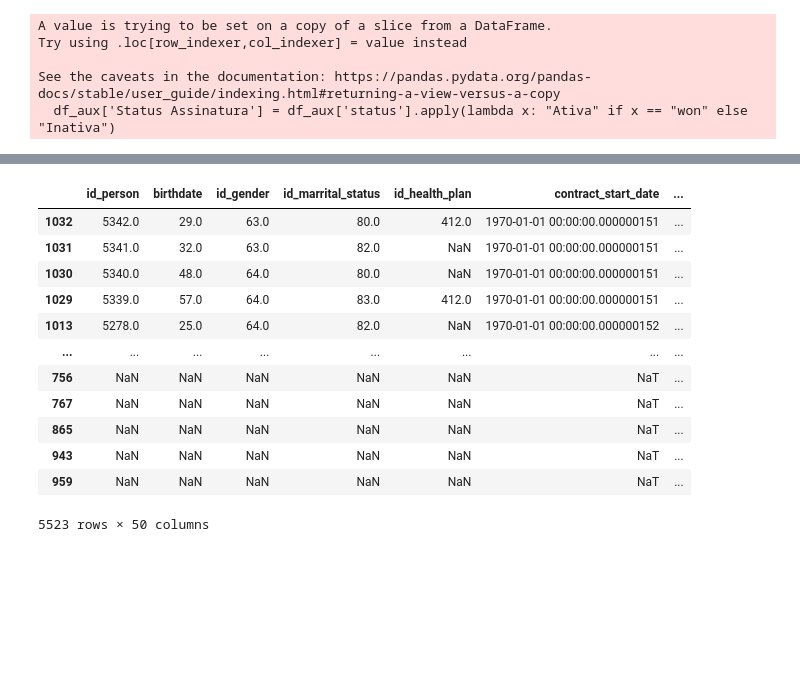
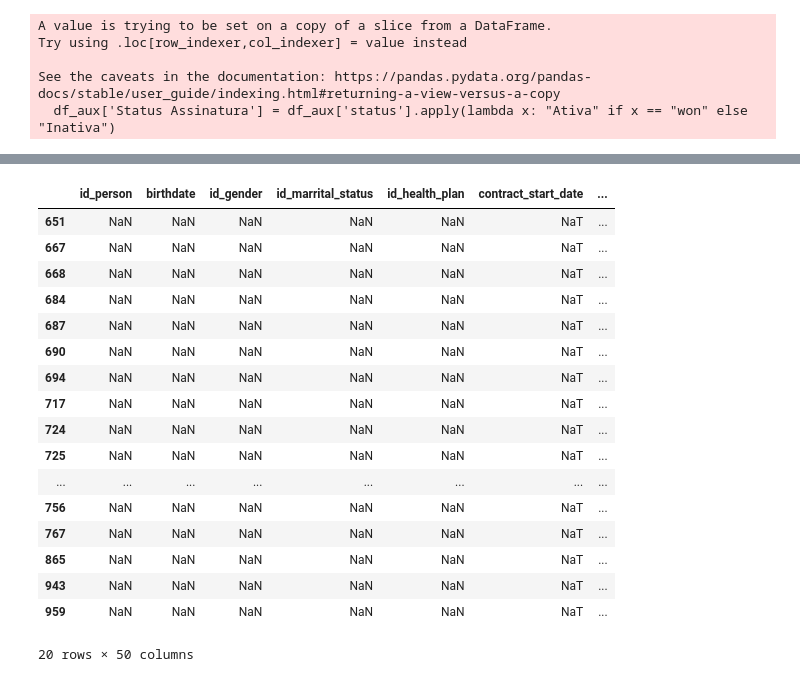
Before and after one commit to leoscarlato/deploy-sprint, a Jupyter notebook: notebooks/modelo.ipynb, the cells around one changed output, grey strips where cells are left out. Cells and saved outputs as stored; diff of their text form; code cells hidden in the pictures; blank space fills up the shorter version.

```diff
--- a/notebooks/modelo.ipynb
+++ b/notebooks/modelo.ipynb
@@ -403,23 +439,29 @@ sns.heatmap(corr, xticklabels=corr.columns, yticklabels=corr.columns)
 # %%
 df_total = pd.concat([df_junho, df_julho, df_agosto, df_setembro, df_outubro])
 
 df_total['Target'] = df_total['status_prox_mes'] == 'won'
 
-df_total
+df_total['Target'].value_counts()
+df_total.tail(20)
 # %% [output]
 |  | id_person | birthdate | id_gender | id_marrital_status | id_health_plan | contract_start_date | ... |
-| 1032 | 5342.0 | 29.0 | 63.0 | 80.0 | 412.0 | 1970-01-01 00:00:00.000000151 | ... |
-| 1031 | 5341.0 | 32.0 | 63.0 | 82.0 | NaN | 1970-01-01 00:00:00.000000151 | ... |
-| 1030 | 5340.0 | 48.0 | 64.0 | 80.0 | NaN | 1970-01-01 00:00:00.000000151 | ... |
-| 1029 | 5339.0 | 57.0 | 64.0 | 83.0 | 412.0 | 1970-01-01 00:00:00.000000151 | ... |
-| 1013 | 5278.0 | 25.0 | 64.0 | 82.0 | NaN | 1970-01-01 00:00:00.000000152 | ... |
+| 651 | NaN | NaN | NaN | NaN | NaN | NaT | ... |
+| 667 | NaN | NaN | NaN | NaN | NaN | NaT | ... |
+| 668 | NaN | NaN | NaN | NaN | NaN | NaT | ... |
+| 684 | NaN | NaN | NaN | NaN | NaN | NaT | ... |
+| 687 | NaN | NaN | NaN | NaN | NaN | NaT | ... |
+| 690 | NaN | NaN | NaN | NaN | NaN | NaT | ... |
+| 694 | NaN | NaN | NaN | NaN | NaN | NaT | ... |
+| 717 | NaN | NaN | NaN | NaN | NaN | NaT | ... |
+| 724 | NaN | NaN | NaN | NaN | NaN | NaT | ... |
+| 725 | NaN | NaN | NaN | NaN | NaN | NaT | ... |
 | ... | ... | ... | ... | ... | ... | ... | ... |
 | 756 | NaN | NaN | NaN | NaN | NaN | NaT | ... |
 | 767 | NaN | NaN | NaN | NaN | NaN | NaT | ... |
 | 865 | NaN | NaN | NaN | NaN | NaN | NaT | ... |
 | 943 | NaN | NaN | NaN | NaN | NaN | NaT | ... |
 | 959 | NaN | NaN | NaN | NaN | NaN | NaT | ... |
-5523 rows × 50 columns
+20 rows × 50 columns
 # %%
 corr = df_teste.corr(numeric_only=True)
 sns.heatmap(corr, xticklabels=corr.columns, yticklabels=corr.columns)
```
Also changed, not shown: parts of 20 cells of this notebook.
